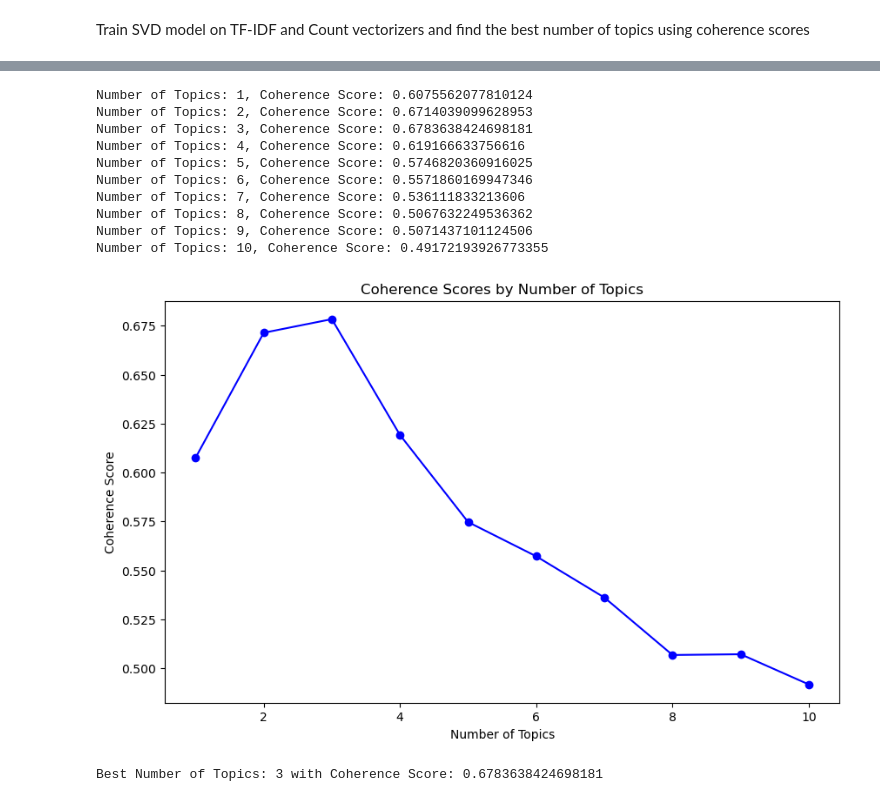
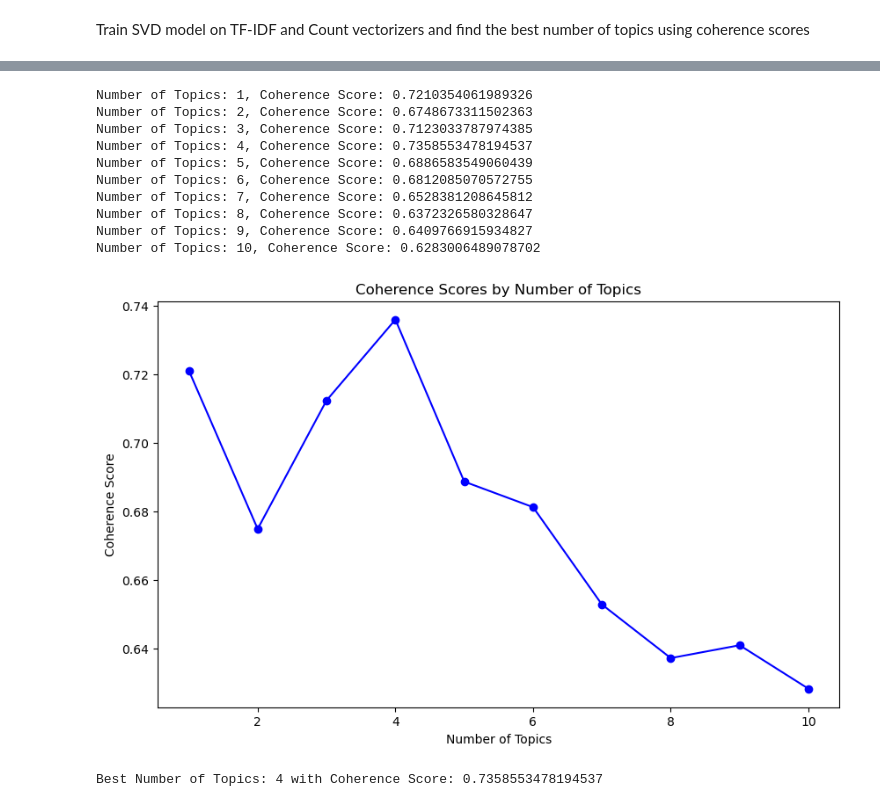
Before and after one commit to jonkerr/indian-food, a Jupyter notebook: topic_modeling_SVD.ipynb, the cells around one changed output, grey strips where cells are left out. Drawn from its saved outputs; the diff is of its cells as text; code cells hidden in the pictures.

```diff
--- a/topic_modeling_SVD.ipynb
+++ b/topic_modeling_SVD.ipynb
@@ -9,6 +11,6 @@ from gensim.models.coherencemodel import CoherenceModel
 # %%
-recom_df = pd.read_pickle("data/recommendation_recipes.pkl")
-recom_df
+processed_df = pd.read_pickle("data/processed_recipes.pkl")
+processed_df
 # %% [output]
 |  | name | ingredients | description | instructions | cuisine | course | diet | prep_time | ... |
 | 0 | Doddapatre Tambuli Recipe (Karpoo... | 4 cups Indian borage (Doddapatre)... | Doddapatre Tambuli Recipe is a po... | To begin making the Doddapatre Ta... | Indian | Side Dish | Vegetarian | 30.0 | ... |
@@ -128,16 +138,16 @@ Compare the performanc of the SVD on Count vectorizer using "combined_context" a
 # %%
-combined_coherence_scores_svd_countvect = compute_coherence_scores_svd(recom_df['combined_context'], CountVectorizer(), range(1, 11, 1))
+name_ingredients_coherence_scores_svd_countvect = compute_coherence_scores_svd(processed_df['combined_name_ingredients'], CountVectorizer(), range(1, 11, 1))
 # %% [output]
-Number of Topics: 1, Coherence Score: 0.6075562077810124
-Number of Topics: 2, Coherence Score: 0.6714039099628953
-Number of Topics: 3, Coherence Score: 0.6783638424698181
-Number of Topics: 4, Coherence Score: 0.619166633756616
-Number of Topics: 5, Coherence Score: 0.5746820360916025
-Number of Topics: 6, Coherence Score: 0.5571860169947346
-Number of Topics: 7, Coherence Score: 0.536111833213606
-Number of Topics: 8, Coherence Score: 0.5067632249536362
-Number of Topics: 9, Coherence Score: 0.5071437101124506
-Number of Topics: 10, Coherence Score: 0.49172193926773355
+Number of Topics: 1, Coherence Score: 0.7210354061989326
+Number of Topics: 2, Coherence Score: 0.6748673311502363
+Number of Topics: 3, Coherence Score: 0.7123033787974385
+Number of Topics: 4, Coherence Score: 0.7358553478194537
+Number of Topics: 5, Coherence Score: 0.6886583549060439
+Number of Topics: 6, Coherence Score: 0.6812085070572755
+Number of Topics: 7, Coherence Score: 0.6528381208645812
+Number of Topics: 8, Coherence Score: 0.6372326580328647
+Number of Topics: 9, Coherence Score: 0.6409766915934827
+Number of Topics: 10, Coherence Score: 0.6283006489078702
-[figure, old version]
+[figure, new version]
-Best Number of Topics: 3 with Coherence Score: 0.6783638424698181
+Best Number of Topics: 4 with Coherence Score: 0.7358553478194537
 # %%
```
Also changed, not shown: parts of 13 cells of this notebook.
